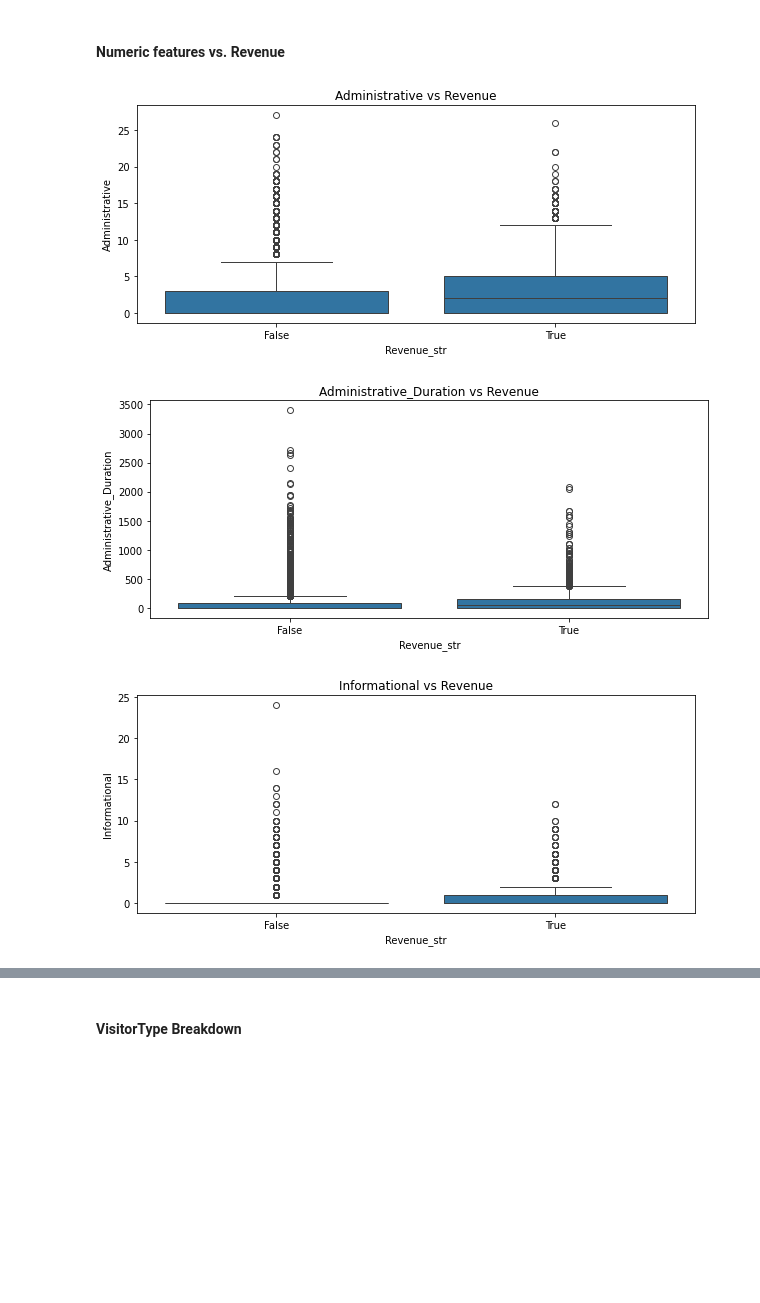
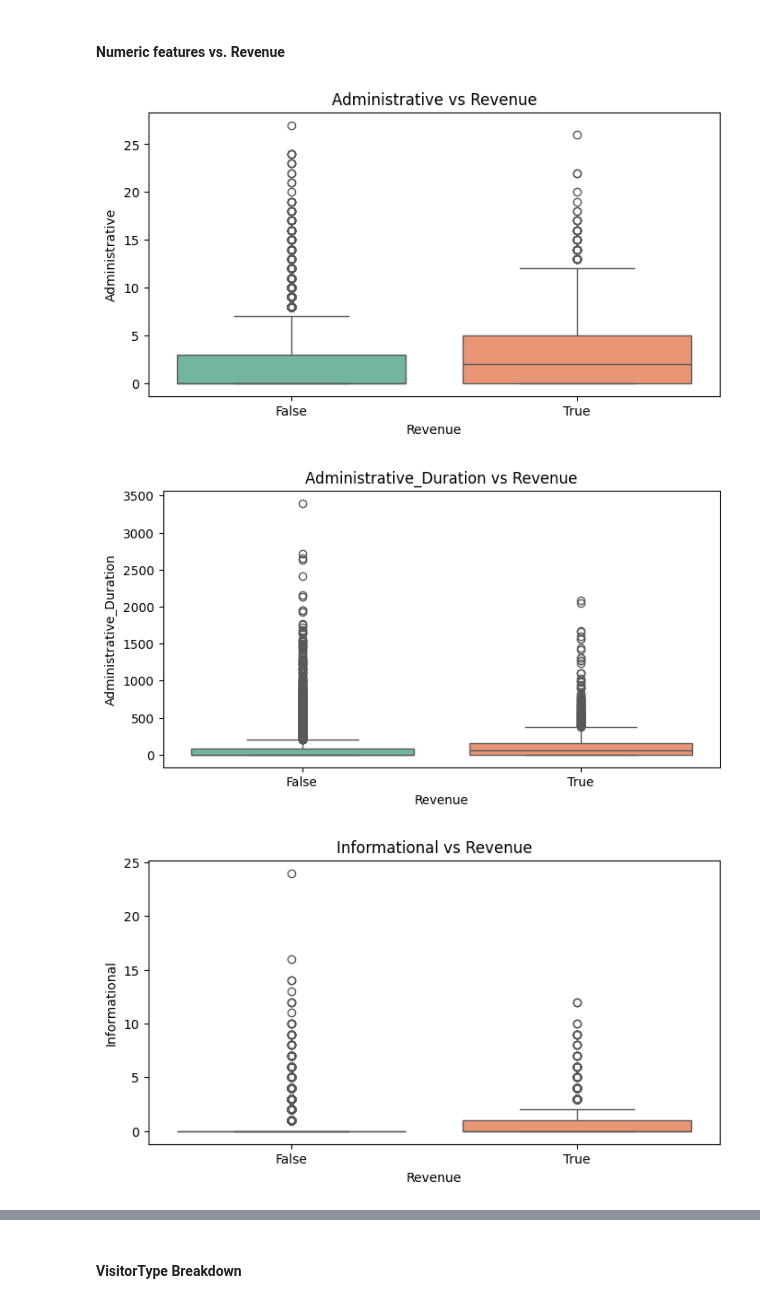
Before and after one commit to rosilenedasilva/online_shoppers_intention, a Jupyter notebook: Integrated_CA1.ipynb, the cells around one changed output, grey strips where cells are left out. Drawn from its saved outputs; the diff is of its cells as text; code cells hidden in the pictures; blank space fills up the shorter version.

```diff
--- a/Integrated_CA1.ipynb
+++ b/Integrated_CA1.ipynb
@@ -257,20 +278,20 @@ for feature in categorical_features:
 # %%
 #Define 'numeric_features' as a list of names of numeric columns you want to analyze
 numeric_features = ['Administrative', 'Administrative_Duration', 'Informational',
                     'Informational_Duration', 'ProductRelated', 'ProductRelated_Duration',
                     'BounceRates', 'ExitRates', 'PageValues', 'SpecialDay',
                     'OperatingSystems', 'Browser', 'Region', 'TrafficType']
 
 for feature in numeric_features:
     # Create a temporary DataFrame with just the current feature and 'Revenue' converted to string for plotting purposes
     temp_df = shopperintents_df[[feature]].copy()
-    temp_df['Revenue_str'] = shopperintents_df['Revenue'].astype(str)
+    temp_df['Revenue'] = shopperintents_df['Revenue'].astype(str)
 
-    plt.figure(figsize=(10, 4))
-    sns.boxplot(x='Revenue_str', y=feature, data=temp_df)
+    plt.figure(figsize=(8, 4))
+    sns.boxplot(x='Revenue', y=feature, data=temp_df, palette='Set2')
     plt.title(f'{feature} vs Revenue')
     plt.show()
 # %% [output]
-[figure, old version]
+[figure, new version]
-[figure, old version]
+[figure, new version]
-[figure, old version]
+[figure, new version]
```
Also changed, not shown: parts of 22 cells of this notebook.
